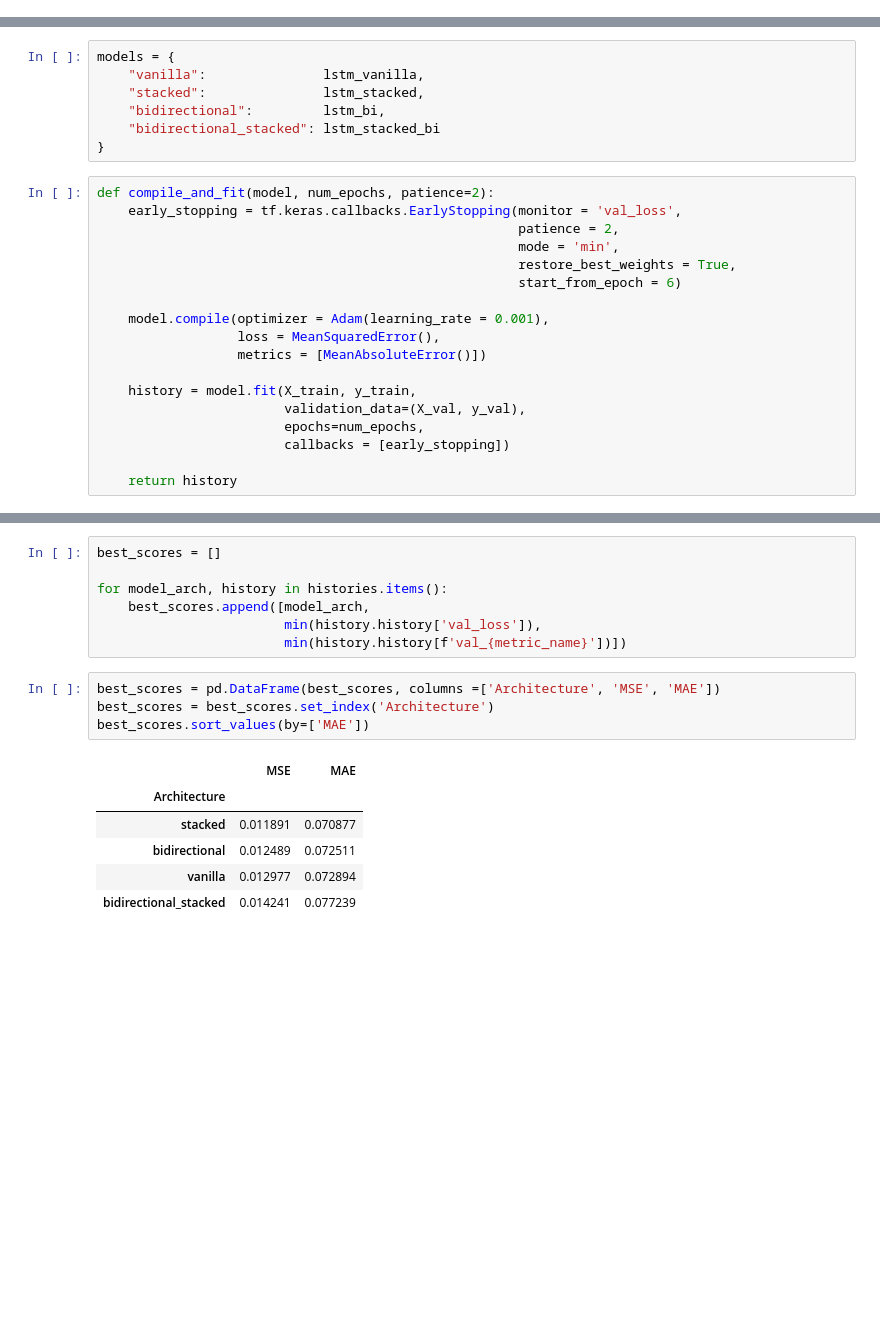
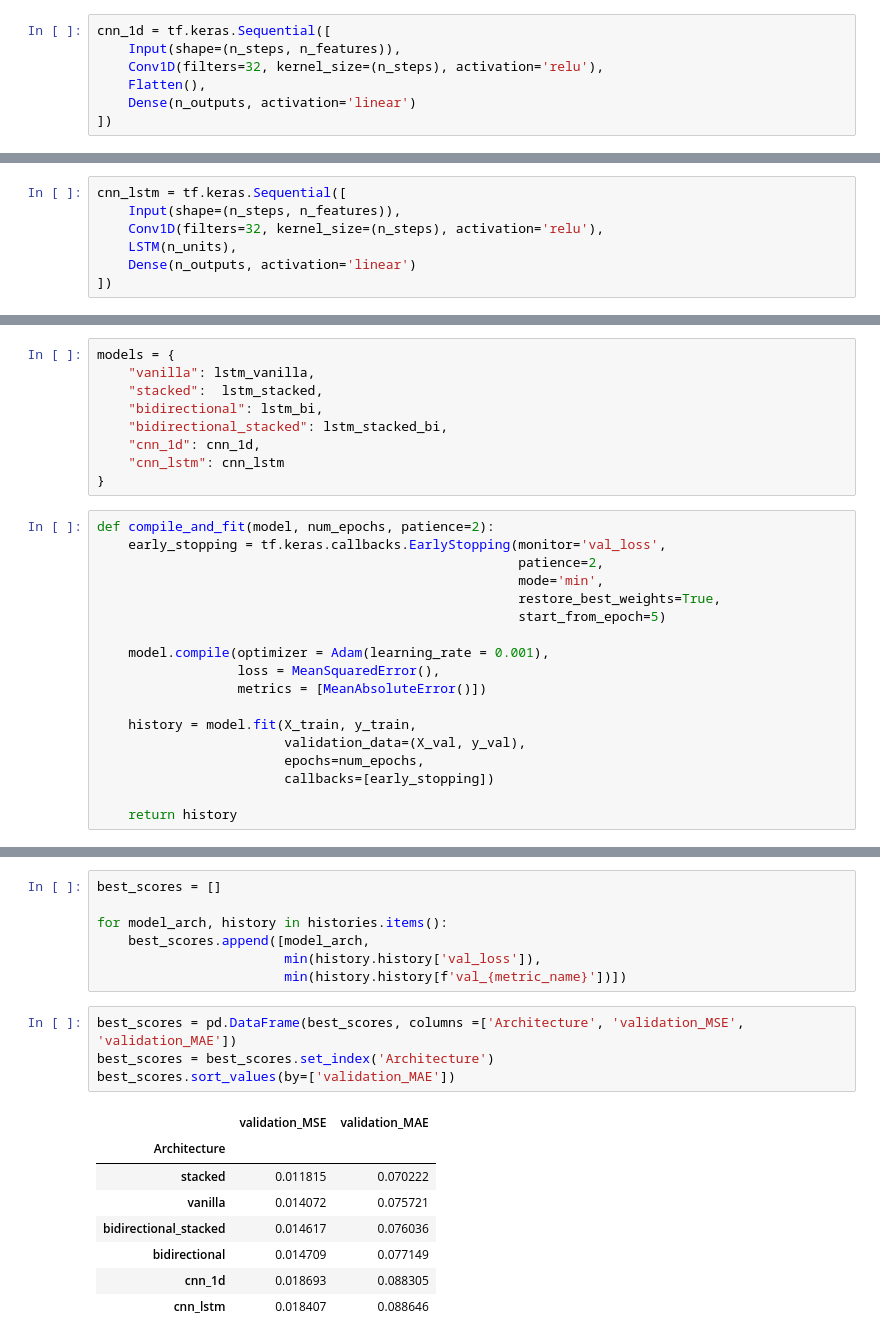
Before and after one commit to sotostzam/india-air-quality-analysis, a Jupyter notebook: 2_deep_learning.ipynb, the cells around one changed output, grey strips where cells are left out. Drawn from its saved outputs; the diff is of its cells as text; blank space fills up the shorter version.

```diff
--- a/2_deep_learning.ipynb
+++ b/2_deep_learning.ipynb
@@ -413,0 +421,7 @@ lstm_stacked_bi = tf.keras.Sequential([
+# %%
+cnn_1d = tf.keras.Sequential([
+    Input(shape=(n_steps, n_features)),
+    Conv1D(filters=32, kernel_size=(n_steps), activation='relu'),
+    Flatten(),
+    Dense(n_outputs, activation='linear')
+])
@@ -414,19 +430,28 @@ lstm_stacked_bi = tf.keras.Sequential([
+# %%
+cnn_lstm = tf.keras.Sequential([
+    Input(shape=(n_steps, n_features)),
+    Conv1D(filters=32, kernel_size=(n_steps), activation='relu'),
+    LSTM(n_units),
+    Dense(n_outputs, activation='linear')
+])
 # %% [markdown]
 #### Training
 # %%
 models = {
-    "vanilla":               lstm_vanilla,
-    "stacked":               lstm_stacked,
-    "bidirectional":         lstm_bi,
-    "bidirectional_stacked": lstm_stacked_bi
+    "vanilla": lstm_vanilla,
+    "stacked":  lstm_stacked,
+    "bidirectional": lstm_bi,
+    "bidirectional_stacked": lstm_stacked_bi,
+    "cnn_1d": cnn_1d,
+    "cnn_lstm": cnn_lstm
 }
 # %%
 def compile_and_fit(model, num_epochs, patience=2):
-    early_stopping = tf.keras.callbacks.EarlyStopping(monitor = 'val_loss',
-                                                      patience = 2,
-                                                      mode = 'min',
-                                                      restore_best_weights = True,
-                                                      start_from_epoch = 6)
+    early_stopping = tf.keras.callbacks.EarlyStopping(monitor='val_loss',
+                                                      patience=2,
+                                                      mode='min',
+                                                      restore_best_weights=True,
+                                                      start_from_epoch=5)
 
     model.compile(optimizer = Adam(learning_rate = 0.001),
                   loss = MeanSquaredError(),
@@ -435,7 +460,7 @@ def compile_and_fit(model, num_epochs, patience=2):
     history = model.fit(X_train, y_train,
                         validation_data=(X_val, y_val),
                         epochs=num_epochs,
-                        callbacks = [early_stopping])
+                        callbacks=[early_stopping])
 
     return history
 # %%
@@ -497,16 +520,18 @@ for model_arch, history in histories.items():
                         min(history.history['val_loss']),
                         min(history.history[f'val_{metric_name}'])])
 # %%
-best_scores = pd.DataFrame(best_scores, columns =['Architecture', 'MSE', 'MAE'])
+best_scores = pd.DataFrame(best_scores, columns =['Architecture', 'validation_MSE', 'validation_MAE'])
 best_scores = best_scores.set_index('Architecture')
-best_scores.sort_values(by=['MAE'])
+best_scores.sort_values(by=['validation_MAE'])
 # %% [output]
-|  | MSE | MAE |
+|  | validation_MSE | validation_MAE |
 | Architecture |  |  |
-| stacked | 0.011891 | 0.070877 |
-| bidirectional | 0.012489 | 0.072511 |
-| vanilla | 0.012977 | 0.072894 |
-| bidirectional_stacked | 0.014241 | 0.077239 |
+| stacked | 0.011815 | 0.070222 |
+| vanilla | 0.014072 | 0.075721 |
+| bidirectional_stacked | 0.014617 | 0.076036 |
+| bidirectional | 0.014709 | 0.077149 |
+| cnn_1d | 0.018693 | 0.088305 |
+| cnn_lstm | 0.018407 | 0.088646 |
 # %%
 val_performance = {}
 performance = {}
```
Also changed, not shown: parts of 19 cells of this notebook.
